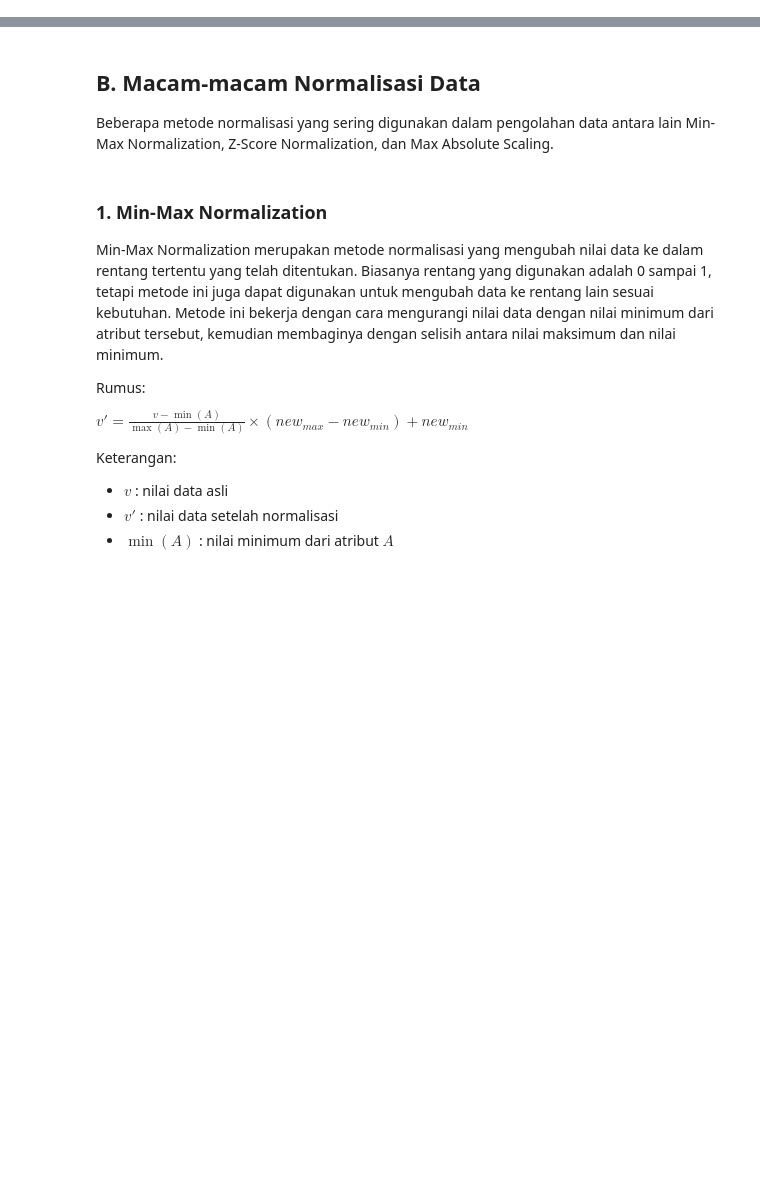
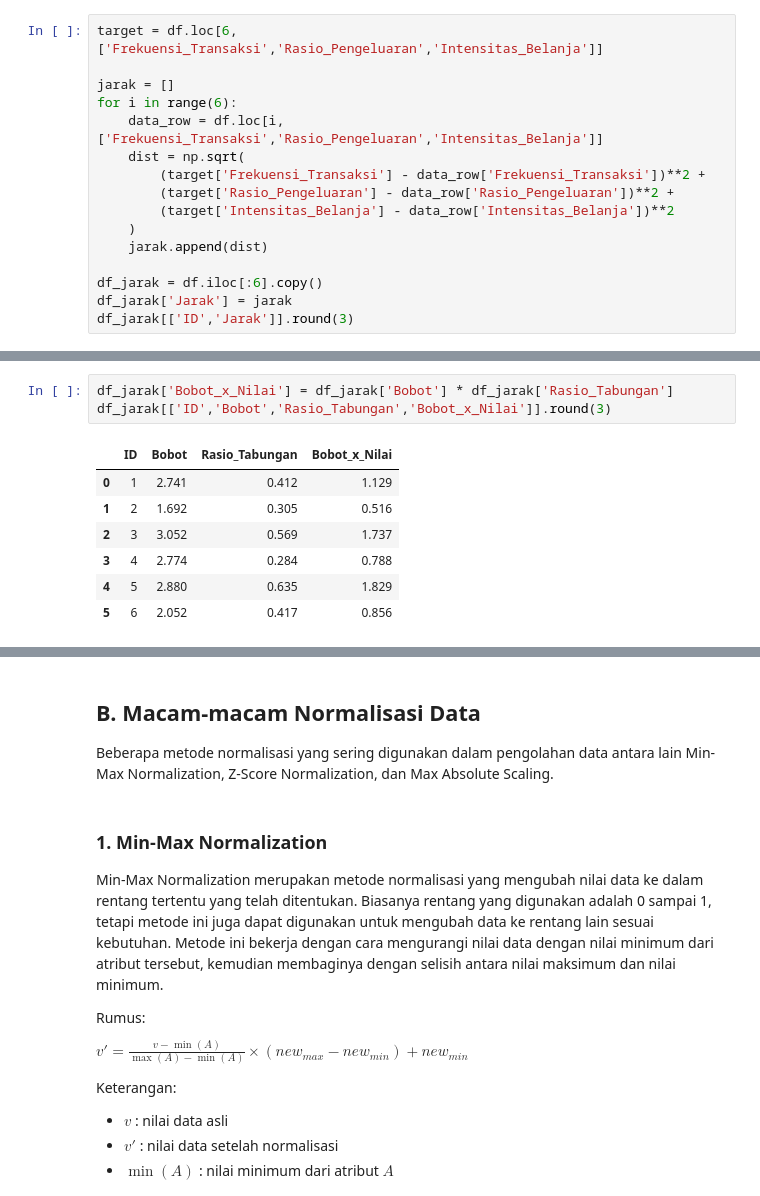
Before and after one commit to Farihinsyah/Pendata, a Jupyter notebook: _sources/Normalisasi_Data.ipynb, the cells around one changed output, grey strips where cells are left out. Saved outputs shown, nothing was run; the diff lists cells and outputs as text; blank space fills up the shorter version.

```diff
--- a/_sources/Normalisasi_Data.ipynb
+++ b/_sources/Normalisasi_Data.ipynb
@@ -0,0 +103,16 @@
+# %%
+target = df.loc[6, ['Frekuensi_Transaksi','Rasio_Pengeluaran','Intensitas_Belanja']]
+
+jarak = []
+for i in range(6):
+    data_row = df.loc[i, ['Frekuensi_Transaksi','Rasio_Pengeluaran','Intensitas_Belanja']]
+    dist = np.sqrt(
+        (target['Frekuensi_Transaksi'] - data_row['Frekuensi_Transaksi'])**2 +
+        (target['Rasio_Pengeluaran'] - data_row['Rasio_Pengeluaran'])**2 +
+        (target['Intensitas_Belanja'] - data_row['Intensitas_Belanja'])**2
+    )
+    jarak.append(dist)
+
+df_jarak = df.iloc[:6].copy()
+df_jarak['Jarak'] = jarak
+df_jarak[['ID','Jarak']].round(3)
@@ -0,0 +186,11 @@
+# %%
+df_jarak['Bobot_x_Nilai'] = df_jarak['Bobot'] * df_jarak['Rasio_Tabungan']
+df_jarak[['ID','Bobot','Rasio_Tabungan','Bobot_x_Nilai']].round(3)
+# %% [output]
+|  | ID | Bobot | Rasio_Tabungan | Bobot_x_Nilai |
+| 0 | 1 | 2.741 | 0.412 | 1.129 |
+| 1 | 2 | 1.692 | 0.305 | 0.516 |
+| 2 | 3 | 3.052 | 0.569 | 1.737 |
+| 3 | 4 | 2.774 | 0.284 | 0.788 |
+| 4 | 5 | 2.880 | 0.635 | 1.829 |
+| 5 | 6 | 2.052 | 0.417 | 0.856 |
```
Also changed, not shown: parts of 30 cells of this notebook, 6 other files.
